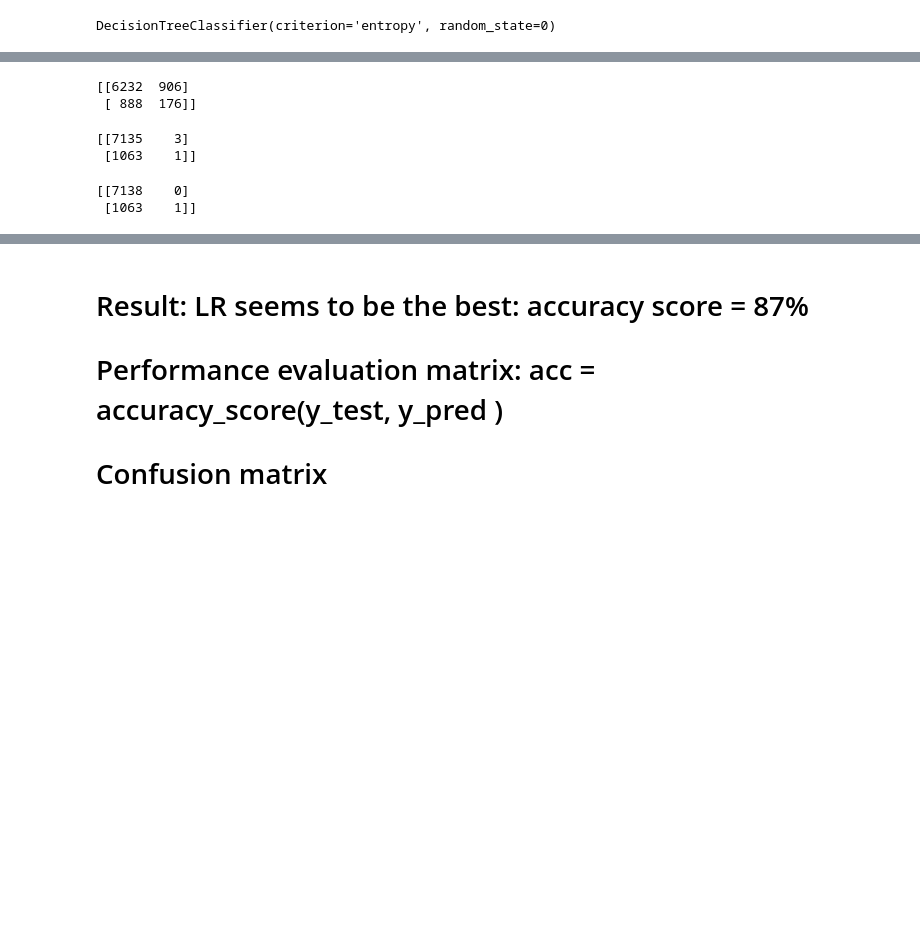
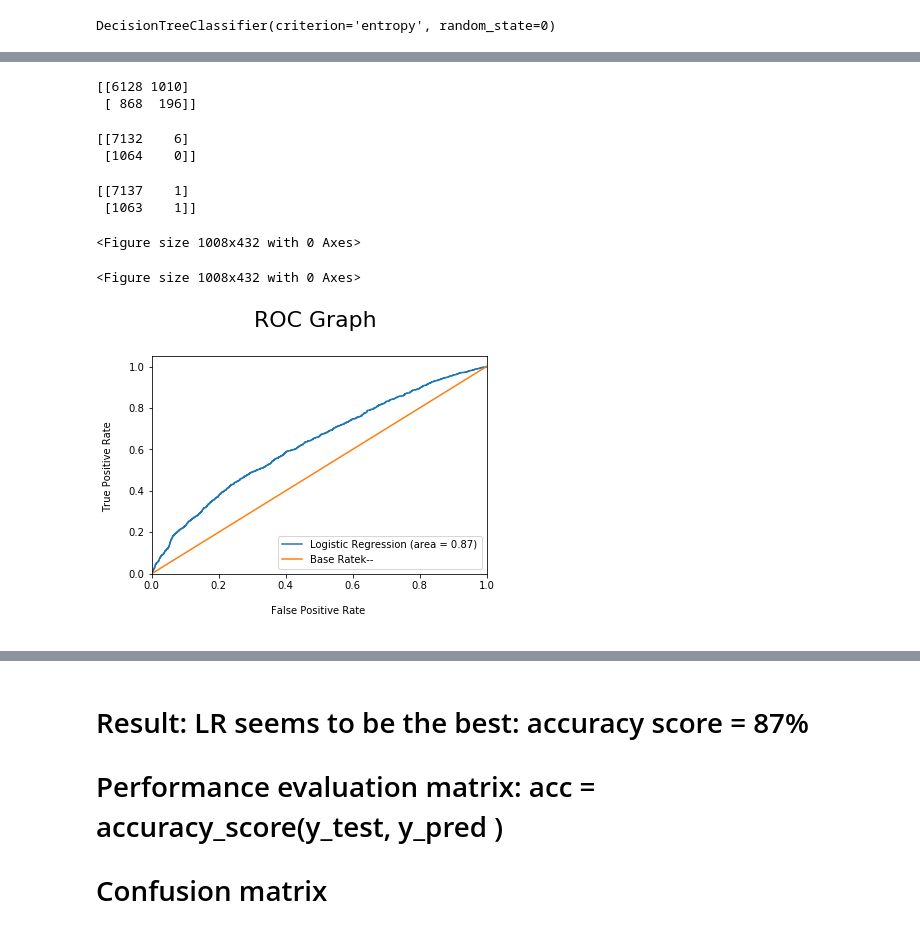
Before and after one commit to yogenderPalChandra/TwistoTask, a Jupyter notebook: Twisto.ipynb, the cells around one changed output, grey strips where cells are left out. Saved outputs shown, nothing was run; the diff lists cells and outputs as text; code cells hidden in the pictures; blank space fills up the shorter version.

```diff
--- a/Twisto.ipynb
+++ b/Twisto.ipynb
@@ -659,4 +659,4 @@ df_final_filtered_datedropped_nunApps_float= df_final_filtered_datedropped_nunAp
 # %% [output]
 KeyError: "['call_information'] not found in axis"
 # %%
-df_final_filtered_datedropped_nunApps_float.info()
+df_final_filtered_datedropped_nunApps_float = df_final_filtered_datedropped_nunApps
@@ -752,19 +734,56 @@ from sklearn.metrics import confusion_matrix
 confusion_matrix = confusion_matrix(y_test, y_pred_DT)
 print(confusion_matrix)
 # %% [output]
-[[6232  906]
- [ 888  176]]
+[[6128 1010]
+ [ 868  196]]
 # %%
 from sklearn.metrics import confusion_matrix
 confusion_matrix = confusion_matrix(y_test, y_pred_LR)
 print(confusion_matrix)
 # %% [output]
-[[7135    3]
- [1063    1]]
+[[7132    6]
+ [1064    0]]
 # %%
 from sklearn.metrics import confusion_matrix
 confusion_matrix = confusion_matrix(y_test, y_pred_RF)
 print(confusion_matrix)
 # %% [output]
-[[7138    0]
+[[7137    1]
  [1063    1]]
+# %%
+#Working with AUC
+probs_LR = logreg.predict_proba(X_test)
+probs_LR = probs_LR[:, 1]
+classifier_roc_auc_LR = accuracy_score(y_test, y_pred_LR )
+# %%
+from sklearn import metrics
+rf_fpr, rf_tpr, rf_thresholds = metrics.roc_curve(y_test, logreg.predict_proba(X_test)[:,1])
+plt.figure(figsize=(14, 6))
+# %% [output]
+<Figure size 1008x432 with 0 Axes>
+<Figure size 1008x432 with 0 Axes>
+# %%
+plt.plot(rf_fpr, rf_tpr,
+label='Logistic Regression (area = %0.2f)' % classifier_roc_auc_LR)# Plot Base Rate ROC
+plt.plot([0,1], [0,1],label='Base Rate' 'k--')
+plt.xlim([0.0, 1.0])
+plt.ylim([0.0, 1.05])
+
+plt.ylabel('True Positive Rate \n',horizontalalignment="center",
+fontstyle = "normal", fontsize = "medium",
+fontfamily = "sans-serif")
+
+plt.xlabel('\nFalse Positive Rate \n',horizontalalignment="center",
+fontstyle = "normal", fontsize = "medium",
+fontfamily = "sans-serif")
+
+plt.title('ROC Graph \n',horizontalalignment="center",
+fontstyle = "normal", fontsize = "22",
+fontfamily = "sans-serif")
+
+plt.legend(loc="lower right", fontsize = "medium")
+plt.xticks(rotation=0, horizontalalignment="center")
+plt.yticks(rotation=0, horizontalalignment="right")
+plt.show()
+# %% [output]
+[figure, added]
```
Also changed, not shown: parts of 11 cells of this notebook.
